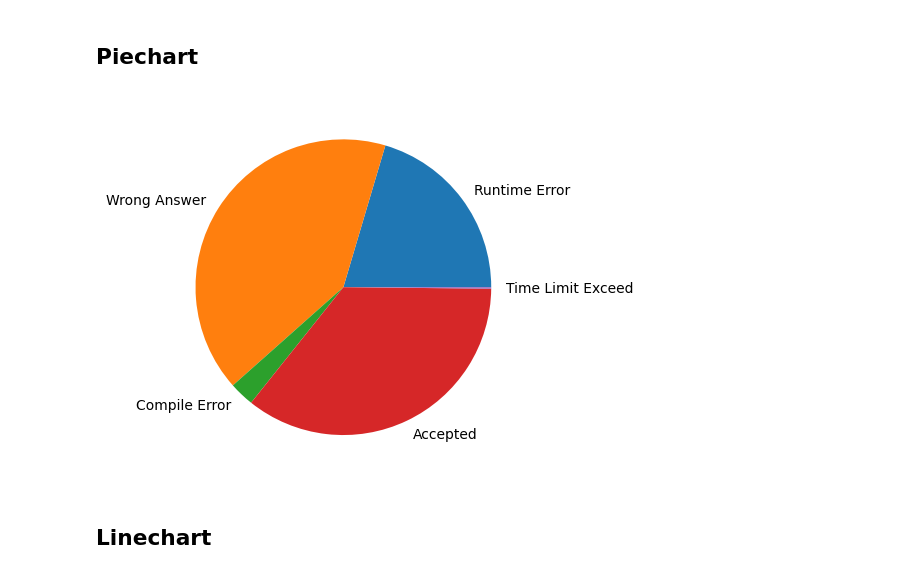
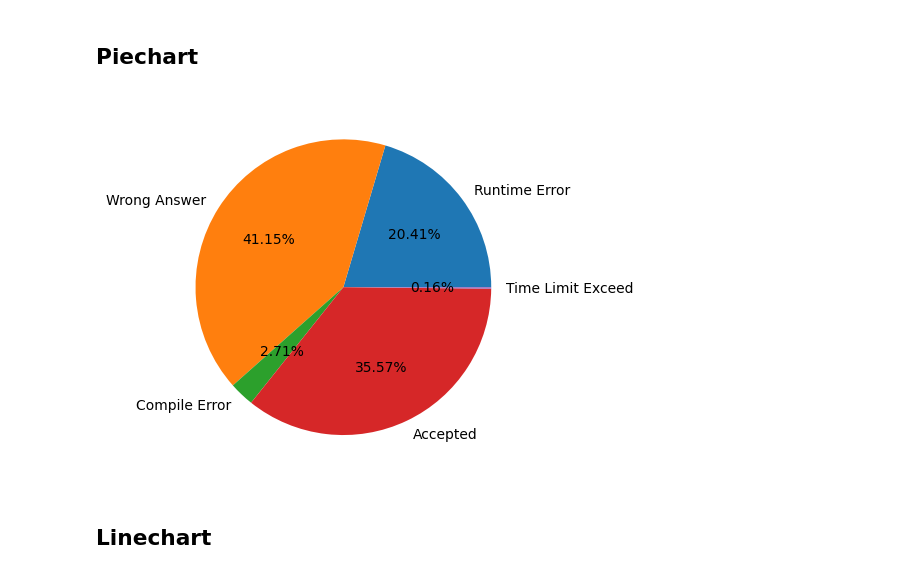
Before and after one commit to Chein-Shawn/Python-in-Business, a Jupyter notebook: C02.ipynb, the cells around one changed output. Saved outputs shown, nothing was run; the diff lists cells and outputs as text; code cells hidden in the pictures.

```diff
--- a/C02.ipynb
+++ b/C02.ipynb
@@ -98,35 +100,35 @@ py.show()
 import csv, datetime
 
 def findProp(filePath):
   fh = open(filePath, "r")
   csvFile = csv.DictReader(fh)
 
   propDict = dict()
 
   for row in csvFile:
     result = row["Status"]
     if result in propDict:
       propDict[result] += 1
     else:
       propDict[result] = 1
 
   fh.close()
 
   return propDict
 
 
 import matplotlib.pyplot as py
 
 pf = findProp("midterm2.csv")
 
 freqs = list(pf.values())
 results = list(pf.keys())
 
 #py.pie(freqs, labels = results, autopct = "%1.1f%%")
-py.pie(freqs, labels = results)
+py.pie(freqs, labels = results, autopct = "%1.2f%%")
 py.show()
 # %% [output]
-[figure, old version]
+[figure, new version]
 # %% [markdown]
 ## Linechart
 # %%
```
Also changed, not shown: parts of 2 cells of this notebook, 2 other files.
